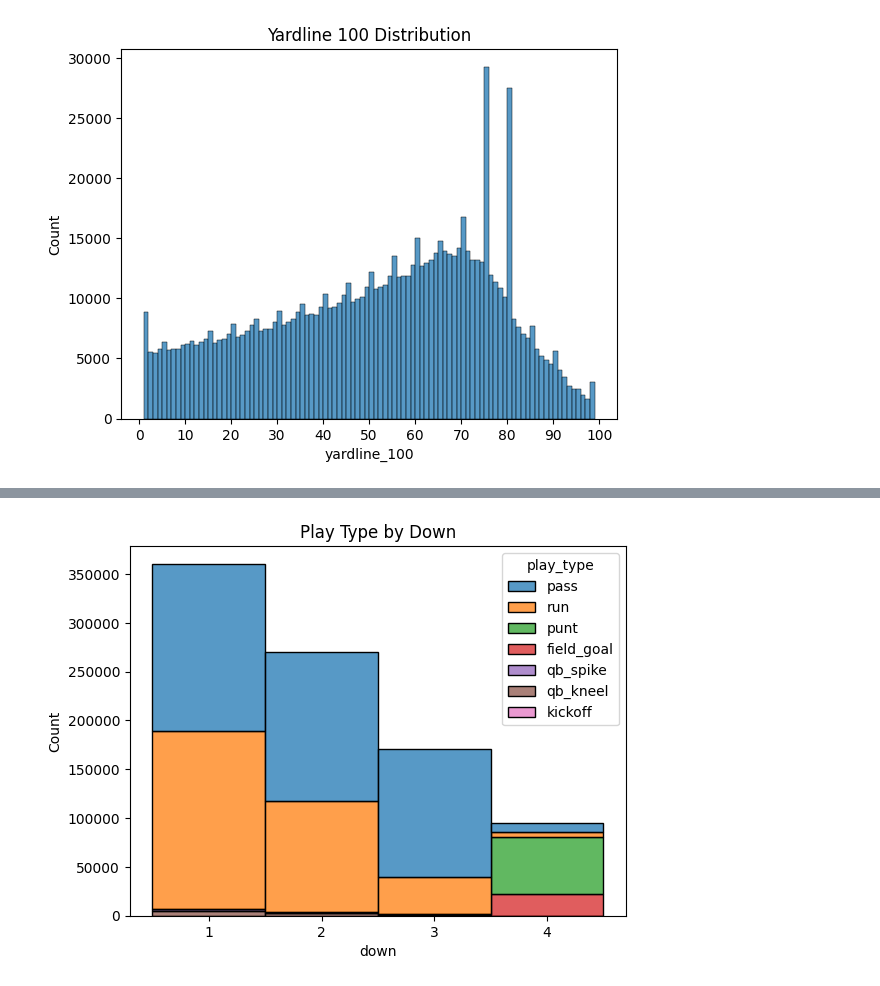
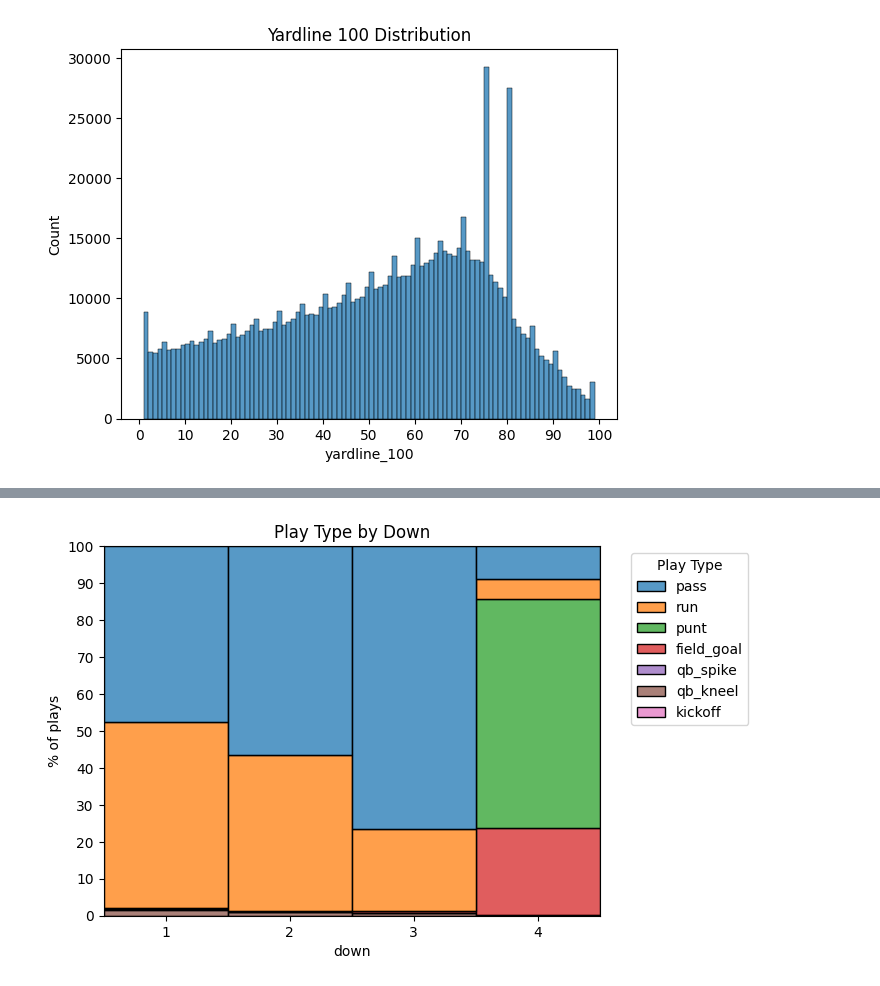
Before and after one commit to hensleyas21/dsciCapstone, a Jupyter notebook: data_report/plots.ipynb, the cells around one changed output, grey strips where cells are left out. Saved outputs shown, nothing was run; the diff lists cells and outputs as text; code cells hidden in the pictures.

Commit message:
Making plots

```diff
--- a/data_report/plots.ipynb
+++ b/data_report/plots.ipynb
@@ -26,8 +32,13 @@ plt.show()
 # %%
-plot = sns.histplot(data=df, x='down', hue='play_type', multiple='stack', discrete=True)
+plot = sns.histplot(data=df, x='down', hue='play_type', multiple='fill', discrete=True)
 plot.set_title("Play Type by Down")
 plt.xticks([1, 2, 3, 4])
+legend = plot.legend_
+plt.legend(handles=legend.legend_handles, labels=[t.get_text() for t in legend.texts],
+            title="Play Type", bbox_to_anchor=(1.05, 1), loc='upper left')
+plt.ylabel('% of plays')
+plt.yticks(ticks=[0, .1, .2, .3, .4, .5, .6, .7, .8, .9, 1], labels=range(0, 101, 10))
 plt.show()
 # %% [output]
-[figure, old version]
+[figure, new version]
 # %%
```
Also changed, not shown: parts of 5 cells of this notebook.
